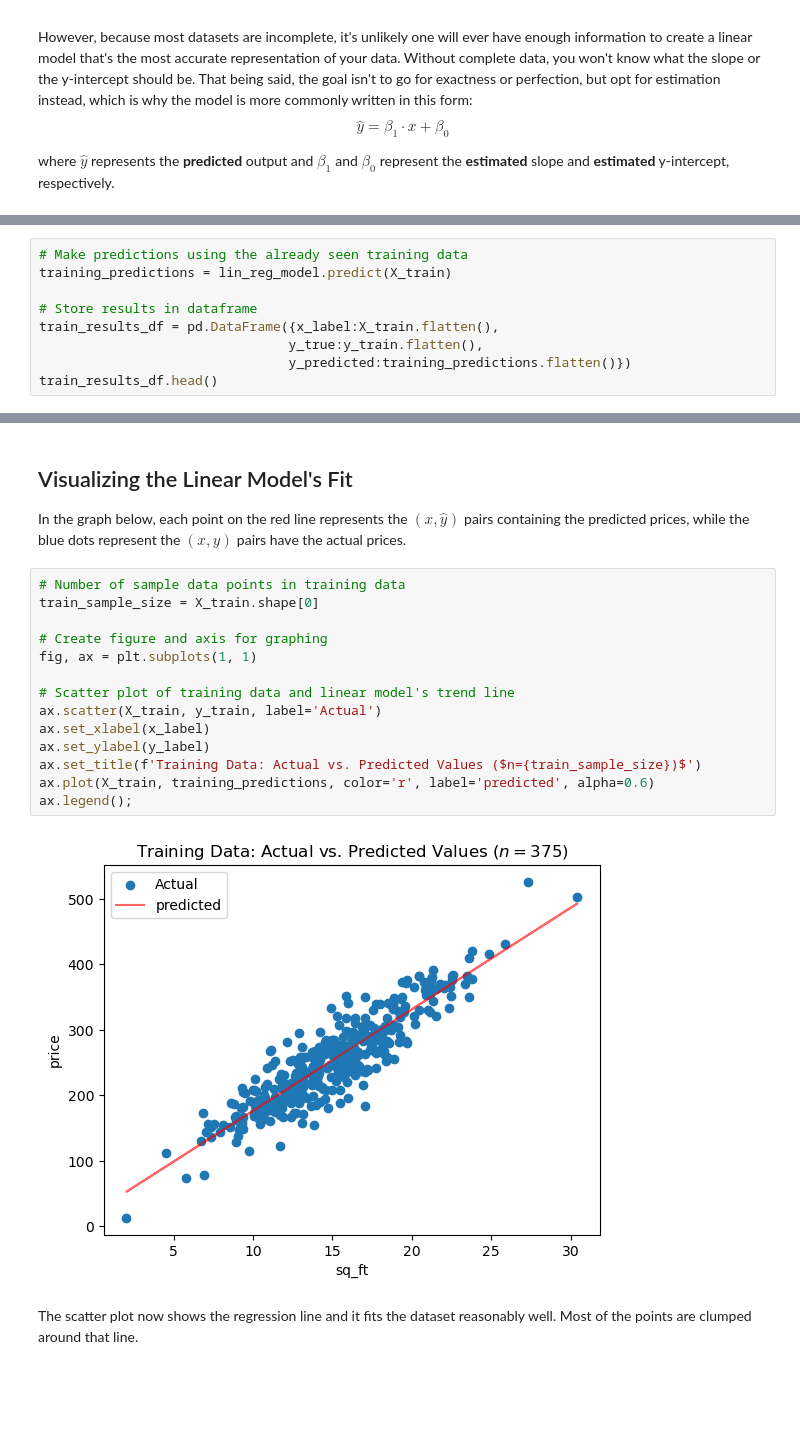
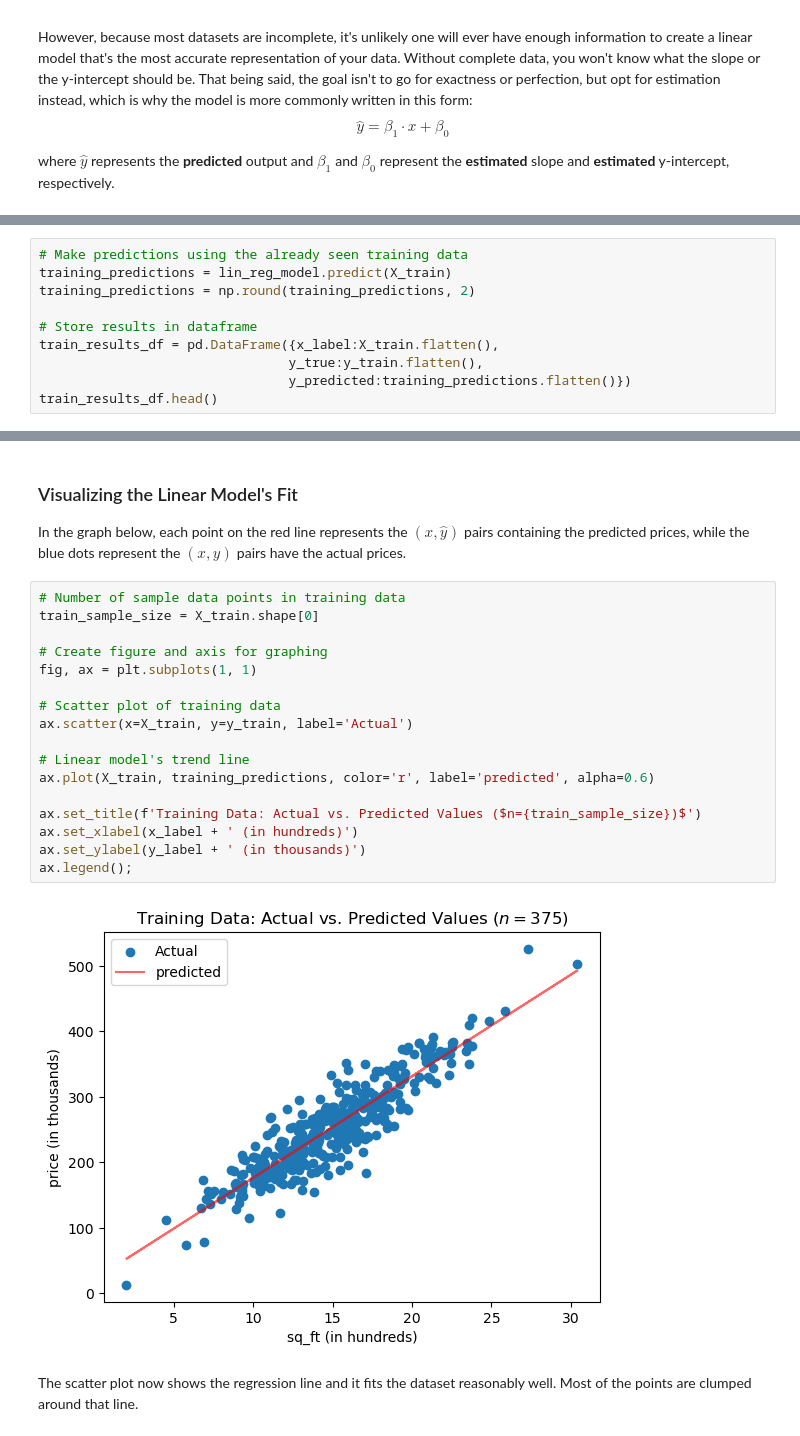
Before and after one commit to papir805/Stanford-ML-Class, a Jupyter notebook: notebooks/linear_regression.ipynb, the cells around one changed output, grey strips where cells are left out. Cells and saved outputs as stored; diff of their text form; blank space fills up the shorter version.

```diff
--- a/notebooks/linear_regression.ipynb
+++ b/notebooks/linear_regression.ipynb
@@ -128,6 +132,7 @@ Now that the model has been trained, it can be used to make predictions.
 # %%
 # Make predictions using the already seen training data
 training_predictions = lin_reg_model.predict(X_train)
+training_predictions = np.round(training_predictions, 2)
 
 # Store results in dataframe
 train_results_df = pd.DataFrame({x_label:X_train.flatten(),
@@ -154,23 +159,26 @@ The result is the predicted price of 247.060121 (thousand), however the true pri
 # %% [markdown]
-## Visualizing the Linear Model's Fit
+### Visualizing the Linear Model's Fit
 
 In the graph below, each point on the red line represents the $(x, \hat y)$ pairs  containing the predicted prices, while the blue dots represent the $(x, y)$ pairs have the actual prices.
 # %%
 # Number of sample data points in training data
 train_sample_size = X_train.shape[0]
 
 # Create figure and axis for graphing
 fig, ax = plt.subplots(1, 1)
 
-# Scatter plot of training data and linear model's trend line
-ax.scatter(X_train, y_train, label='Actual')
-ax.set_xlabel(x_label)
-ax.set_ylabel(y_label)
+# Scatter plot of training data
+ax.scatter(x=X_train, y=y_train, label='Actual')
+
+# Linear model's trend line
+ax.plot(X_train, training_predictions, color='r', label='predicted', alpha=0.6)
+
 ax.set_title(f'Training Data: Actual vs. Predicted Values ($n={train_sample_size})$')
-ax.plot(X_train, training_predictions, color='r', label='predicted', alpha=0.6)
+ax.set_xlabel(x_label + ' (in hundreds)')
+ax.set_ylabel(y_label + ' (in thousands)')
 ax.legend();
 # %% [output]
-[figure, old version]
+[figure, new version]
 # %% [markdown]
 The scatter plot now shows the regression line and it fits the dataset reasonably well.  Most of the points are clumped around that line.
 # %% [markdown]
```
Also changed, not shown: parts of 28 cells of this notebook, 1 other file.
